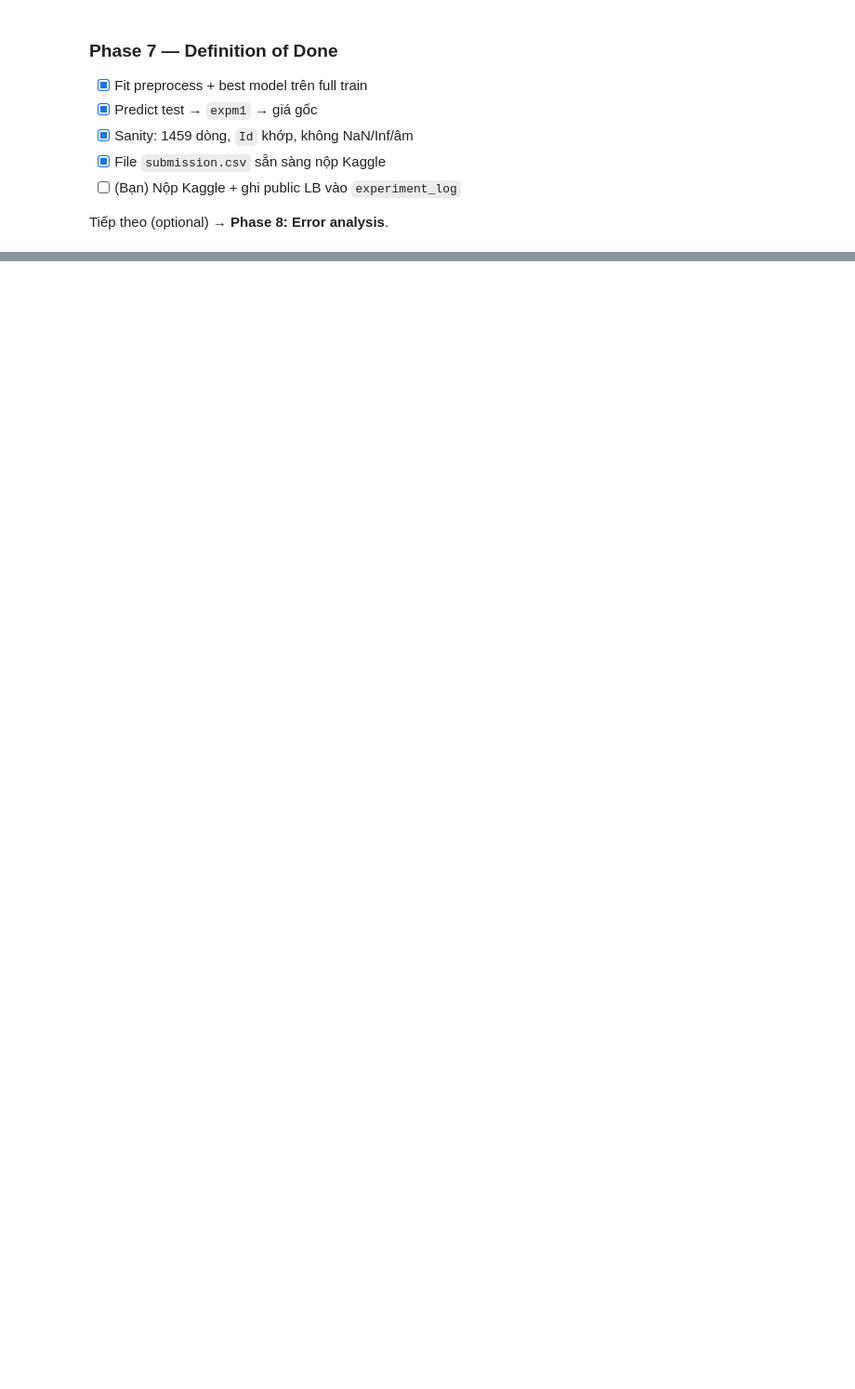
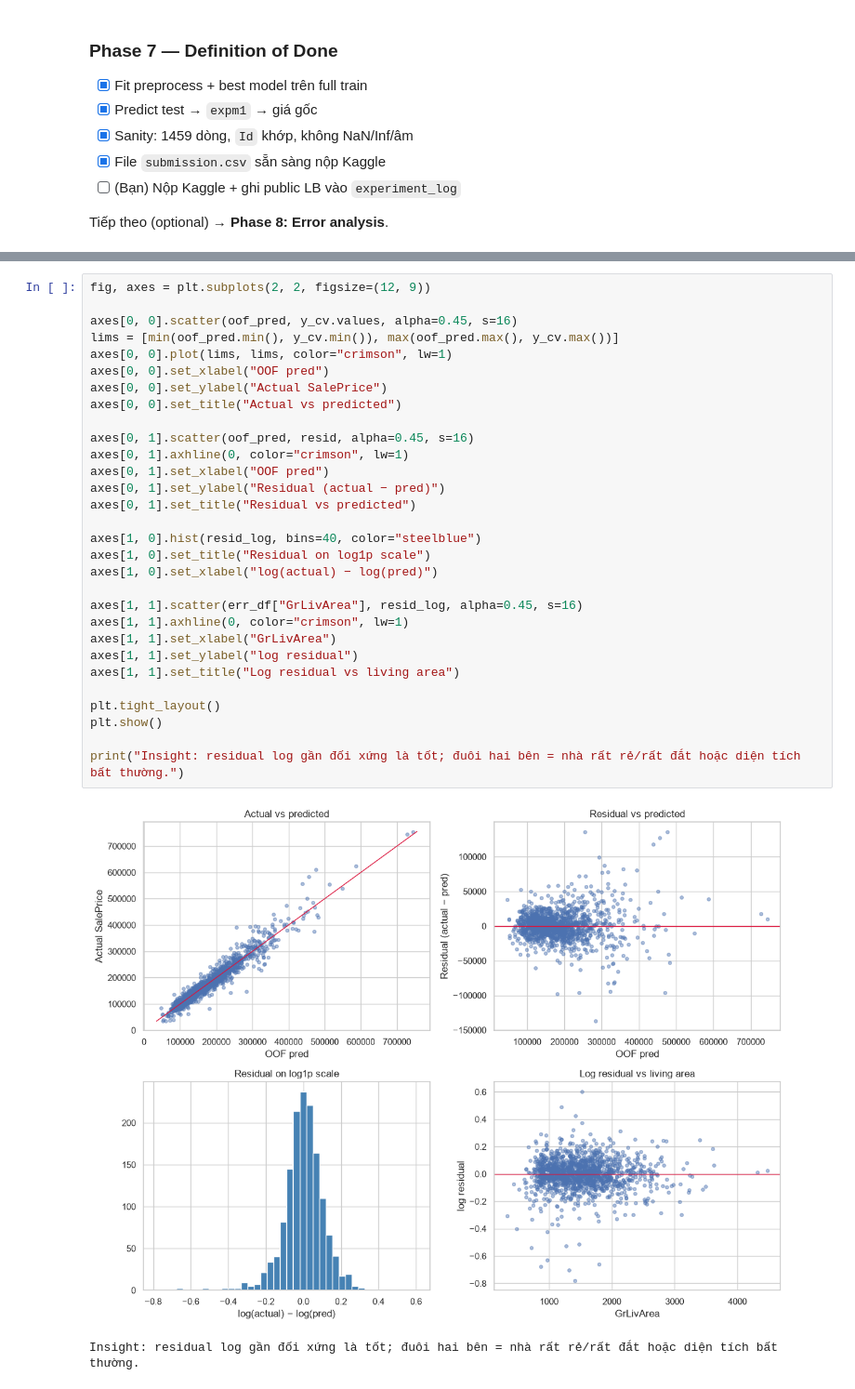
Before and after one commit to fuwhis/VEF_DA_FinalProject, a Jupyter notebook: complete_main.ipynb, the cells around one changed output, grey strips where cells are left out. Shown at 93% size. Cells and saved outputs as stored; diff of their text form; blank space fills up the shorter version.

```diff
--- a/complete_main.ipynb
+++ b/complete_main.ipynb
@@ -1445,0 +1484,33 @@ pass
+# %%
+fig, axes = plt.subplots(2, 2, figsize=(12, 9))
+
+axes[0, 0].scatter(oof_pred, y_cv.values, alpha=0.45, s=16)
+lims = [min(oof_pred.min(), y_cv.min()), max(oof_pred.max(), y_cv.max())]
+axes[0, 0].plot(lims, lims, color="crimson", lw=1)
+axes[0, 0].set_xlabel("OOF pred")
+axes[0, 0].set_ylabel("Actual SalePrice")
+axes[0, 0].set_title("Actual vs predicted")
+
+axes[0, 1].scatter(oof_pred, resid, alpha=0.45, s=16)
+axes[0, 1].axhline(0, color="crimson", lw=1)
+axes[0, 1].set_xlabel("OOF pred")
+axes[0, 1].set_ylabel("Residual (actual − pred)")
+axes[0, 1].set_title("Residual vs predicted")
+
+axes[1, 0].hist(resid_log, bins=40, color="steelblue")
+axes[1, 0].set_title("Residual on log1p scale")
+axes[1, 0].set_xlabel("log(actual) − log(pred)")
+
+axes[1, 1].scatter(err_df["GrLivArea"], resid_log, alpha=0.45, s=16)
+axes[1, 1].axhline(0, color="crimson", lw=1)
+axes[1, 1].set_xlabel("GrLivArea")
+axes[1, 1].set_ylabel("log residual")
+axes[1, 1].set_title("Log residual vs living area")
+
+plt.tight_layout()
+plt.show()
+
+print("Insight: residual log gần đối xứng là tốt; đuôi hai bên = nhà rất rẻ/rất đắt hoặc diện tích bất thường.")
+# %% [output]
+[figure, added]
+Insight: residual log gần đối xứng là tốt; đuôi hai bên = nhà rất rẻ/rất đắt hoặc diện tích bất thường.
```
Also changed, not shown: parts of 14 cells of this notebook.
